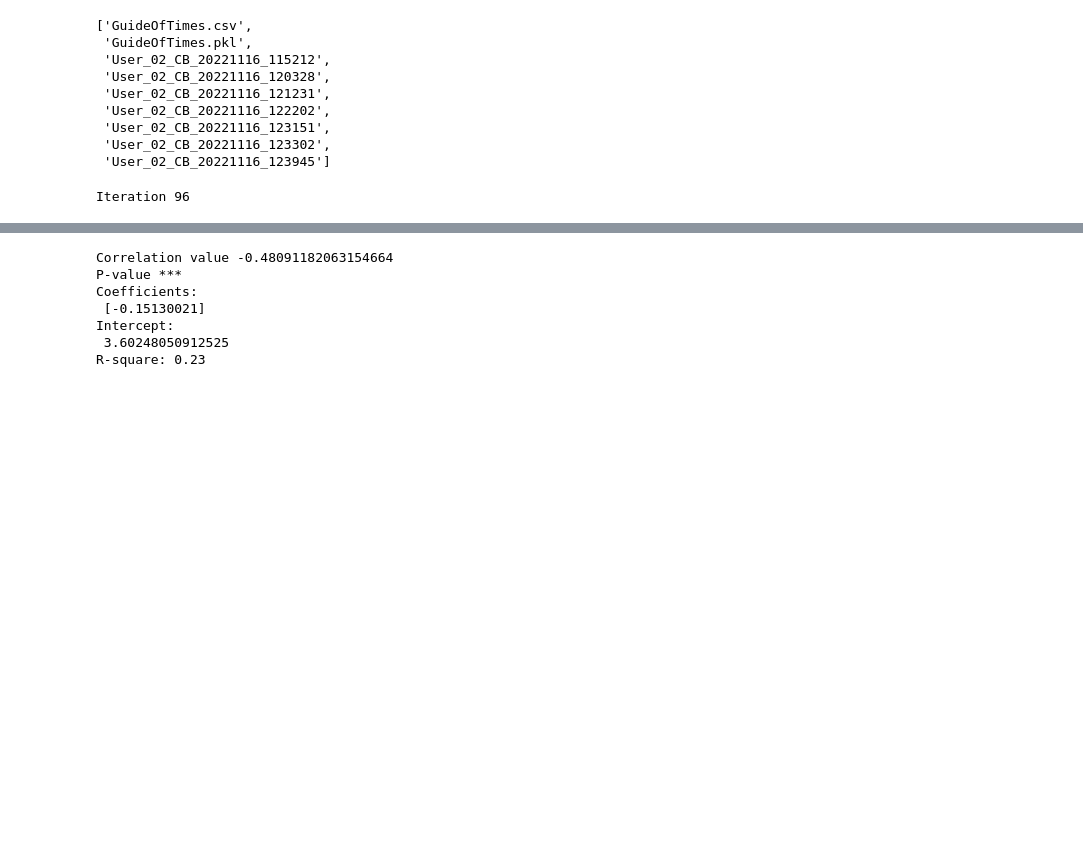
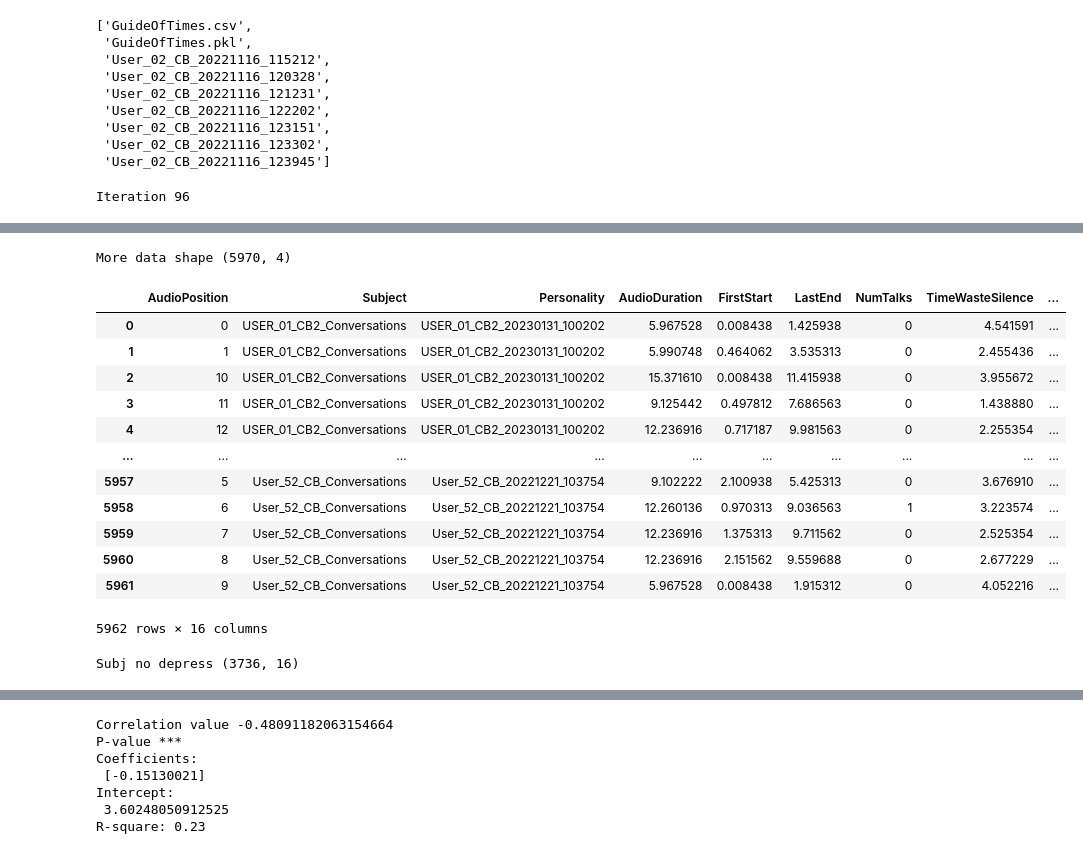
Before and after one commit to ASAPLableni/LableniBot, a Jupyter notebook: DataAnalysis/AudioCheck.ipynb, the cells around one changed output, grey strips where cells are left out. Drawn from its saved outputs; the diff is of its cells as text; code cells hidden in the pictures; blank space fills up the shorter version.

```diff
--- a/DataAnalysis/AudioCheck.ipynb
+++ b/DataAnalysis/AudioCheck.ipynb
@@ -267,0 +272,32 @@ df_result_audio = pd.DataFrame(result_audio_list)
+# %%
+more_data_to_audio = []
+for idx_pos in df_result_audio.index:
+    subj_folder = df_result_audio["Subject"].loc[idx_pos]
+    pty_folder = df_result_audio["Personality"].loc[idx_pos]
+    keep_date = "_".join(pty_folder.split("_")[-2:])
+
+    conv_file = "Conv_" + keep_date + ".csv"
+
+    try:
+        path_to_data = "../Conversations/" + subj_folder + "/" + pty_folder + "/" + conv_file
+
+        df_data = pd.read_csv(path_to_data, sep=";")
+        personality, gender, id_vh = df_data["ConfigName"].iloc[0].split("_")
+
+        more_data_to_audio.append({
+            "Date": keep_date,
+            "Personality": personality,
+            "Gender": gender,
+            "IDVH": id_vh
+        })
+    except:
+
+        more_data_to_audio.append({
+            "Date": np.nan,
+            "Personality": np.nan,
+            "Gender": np.nan,
+            "IDVH": np.nan
+        })
+
+        print("Bad subject", path_to_data)
+        continue
@@ -267,0 +313,24 @@ df_result_audio = pd.DataFrame(result_audio_list)
+# %%
+df_more_data = pd.DataFrame(more_data_to_audio)
+print("More data shape", df_more_data.shape)
+# %% [output]
+More data shape (5970, 4)
+# %%
+df_result_merge = pd.concat([df_result_audio, df_more_data], axis=1)
+df_result_merge = df_result_merge.dropna().reset_index(drop=True)
+# %%
+df_result_merge
+# %% [output]
+|  | AudioPosition | Subject | Personality | AudioDuration | FirstStart | LastEnd | NumTalks | TimeWasteSilence | ... |
+| 0 | 0 | USER_01_CB2_Conversations | USER_01_CB2_20230131_100202 | 5.967528 | 0.008438 | 1.425938 | 0 | 4.541591 | ... |
+| 1 | 1 | USER_01_CB2_Conversations | USER_01_CB2_20230131_100202 | 5.990748 | 0.464062 | 3.535313 | 0 | 2.455436 | ... |
+| 2 | 10 | USER_01_CB2_Conversations | USER_01_CB2_20230131_100202 | 15.371610 | 0.008438 | 11.415938 | 0 | 3.955672 | ... |
+| 3 | 11 | USER_01_CB2_Conversations | USER_01_CB2_20230131_100202 | 9.125442 | 0.497812 | 7.686563 | 0 | 1.438880 | ... |
+| 4 | 12 | USER_01_CB2_Conversations | USER_01_CB2_20230131_100202 | 12.236916 | 0.717187 | 9.981563 | 0 | 2.255354 | ... |
+| ... | ... | ... | ... | ... | ... | ... | ... | ... | ... |
+| 5957 | 5 | User_52_CB_Conversations | User_52_CB_20221221_103754 | 9.102222 | 2.100938 | 5.425313 | 0 | 3.676910 | ... |
+| 5958 | 6 | User_52_CB_Conversations | User_52_CB_20221221_103754 | 12.260136 | 0.970313 | 9.036563 | 1 | 3.223574 | ... |
+| 5959 | 7 | User_52_CB_Conversations | User_52_CB_20221221_103754 | 12.236916 | 1.375313 | 9.711562 | 0 | 2.525354 | ... |
+| 5960 | 8 | User_52_CB_Conversations | User_52_CB_20221221_103754 | 12.236916 | 2.151562 | 9.559688 | 0 | 2.677229 | ... |
+| 5961 | 9 | User_52_CB_Conversations | User_52_CB_20221221_103754 | 5.967528 | 0.008438 | 1.915312 | 0 | 4.052216 | ... |
+5962 rows × 16 columns
@@ -283,6 +354,10 @@ for subj, df_subj in df_result_audio.groupby("SubjNameUser"):
         all_subj_list.append(df_subj)
 
 df_no_depress = pd.concat(all_subj_list).reset_index(drop=True)
+# %%
+print("Subj no depress", df_no_depress.shape)
+# %% [output]
+Subj no depress (3736, 16)
 # %%
 aute.stat_print(df_no_depress["FirstStart"], "Start audio (s)")
 aute.stat_print(df_no_depress["LastEnd"], "Time to end audio (s)")
```
Also changed, not shown: parts of 7 cells of this notebook, 2 other files.
